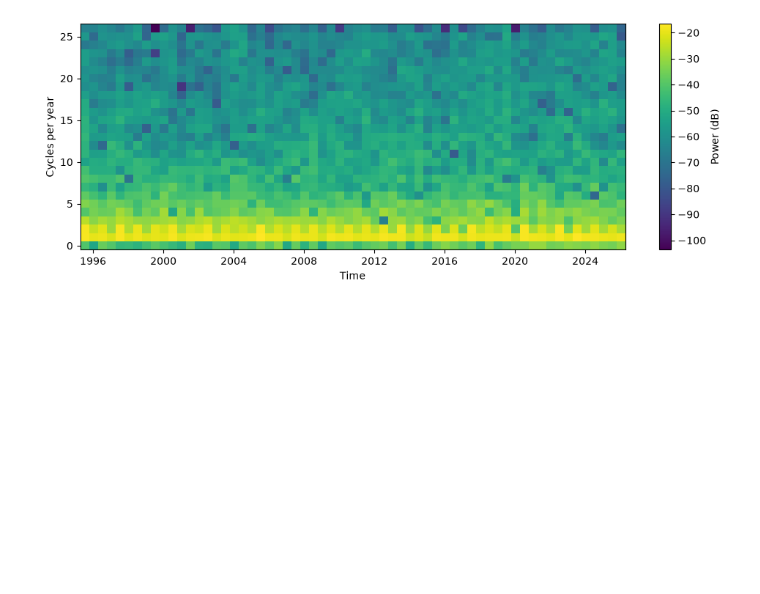
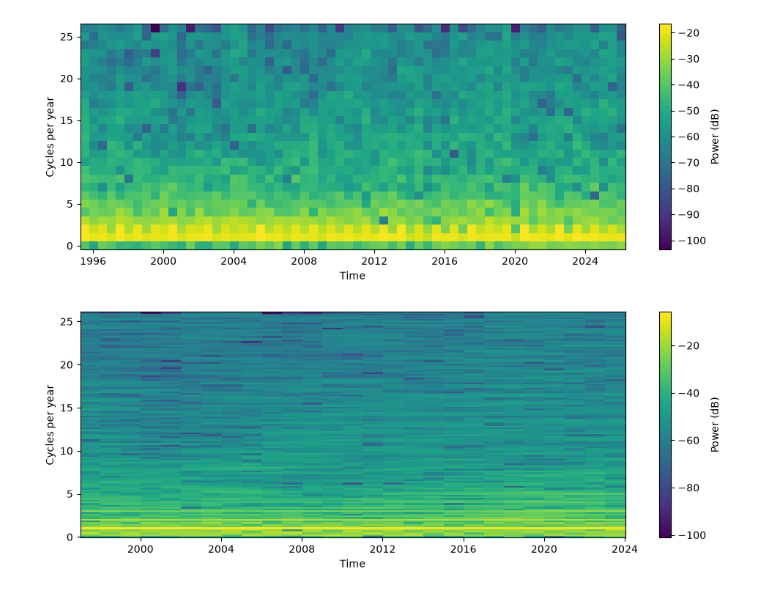
Before and after one commit to Simen03/simen03-ind320-app, a Jupyter notebook: notebooks/part3_project.ipynb, the cells around one changed output. Cells and saved outputs as stored; diff of their text form; code cells hidden in the pictures; blank space fills up the shorter version.

```diff
--- a/notebooks/part3_project.ipynb
+++ b/notebooks/part3_project.ipynb
@@ -248,3 +317,9 @@ def spectrogram_plot(series, window_length=104, overlap=78):
 spectrogram_plot(fill, window_length=52, overlap=26)
 # %% [output]
 [figure]
+# %%
+# Spectrogram test 2: long window and high overlap
+# -> sharp frequency resolution, but changes over time are smoothed out
+spectrogram_plot(fill, window_length=260, overlap=208)
+# %% [output]
+[figure, added]
```
Also changed, not shown: parts of 14 cells of this notebook.
